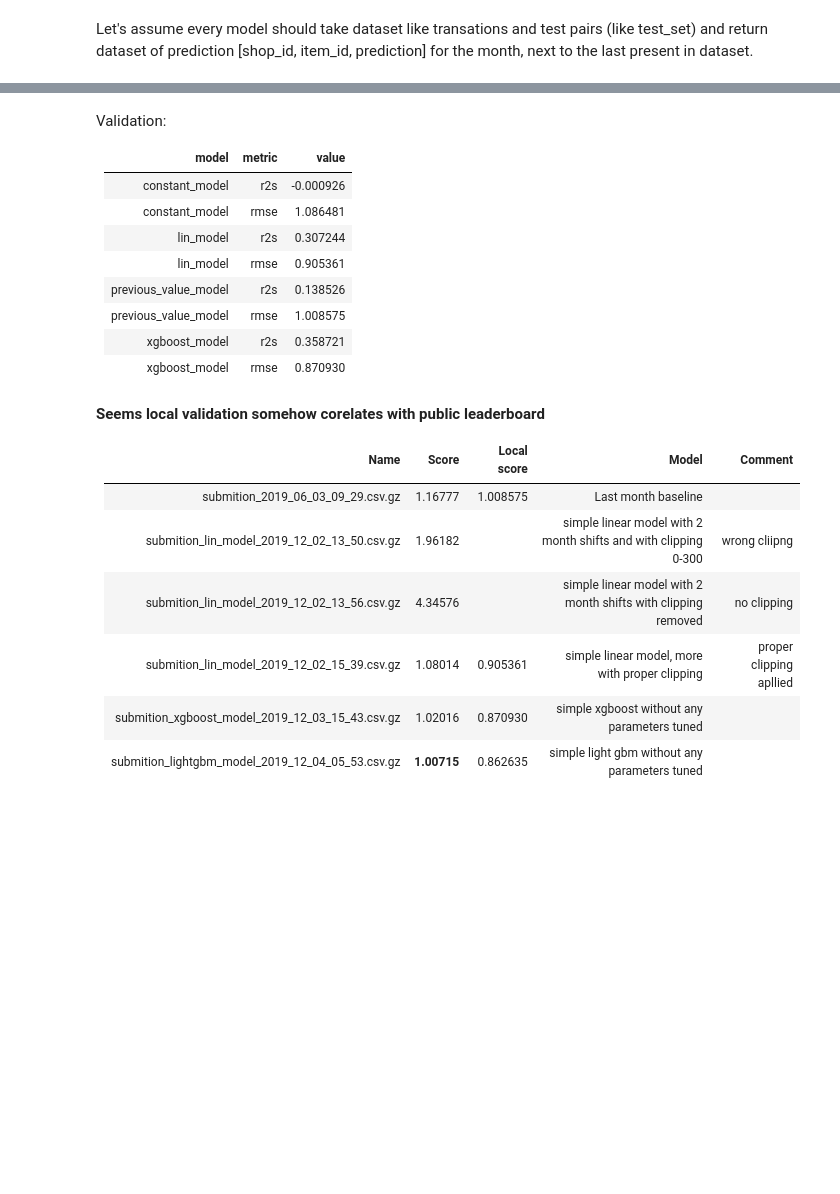
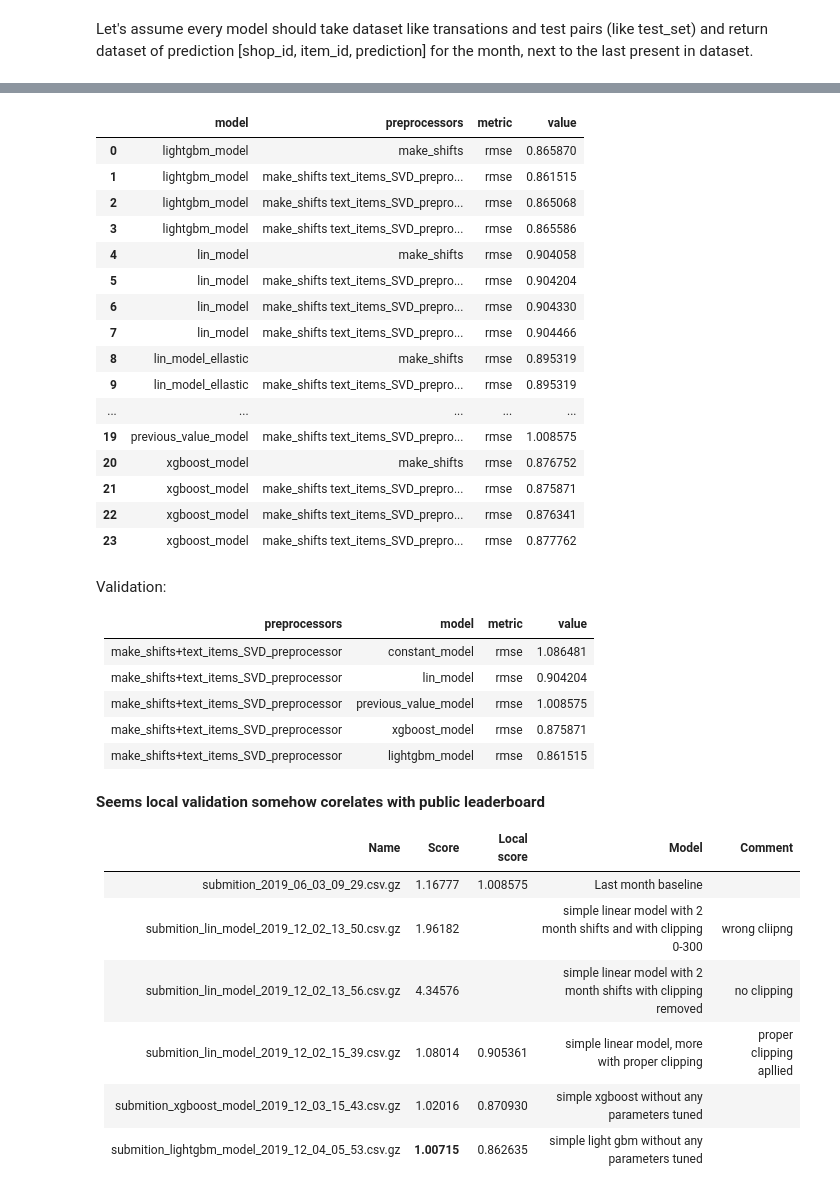
Before and after one commit to ipovalyaev/competitive-data-science, a Jupyter notebook: Final Project/Solution.ipynb, the cells around one changed output, grey strips where cells are left out. Drawn from its saved outputs; the diff is of its cells as text; code cells hidden in the pictures; blank space fills up the shorter version.

```diff
--- a/Final Project/Solution.ipynb
+++ b/Final Project/Solution.ipynb
@@ -388,0 +379,22 @@ def make_shifts(trainset, testset):
+# %%
+def text_items_SVD_preprocessor(trainset,testset,fit_cols):
+    ## no need to compute several times. Just compute once, add column to items and check on strat if there is column allready
+    svd_components_count = 1000
+    km_clusters = 100
+
+    vectorizer = TfidfVectorizer()
+    item_names_tfidf = vectorizer.fit_transform(items.item_name)
+    svd = TruncatedSVD(svd_components_count)
+    item_names_svd = svd.fit_transform(item_names_tfidf)
+
+#     print('SDV explained_var ' + str(svd.explained_variance_ratio_.sum()))
+    km = KMeans(n_clusters=km_clusters, init='k-means++',n_init=3)
+    km.fit(item_names_svd)
+
+    items_with_km = pd.concat([items, pd.DataFrame(km.labels_,columns=['km_item'])],axis=1)
+
+    trainset_updated = trainset.merge(items_with_km[['item_id','km_item']], on = 'item_id', how = 'left')
+    testset_updated = testset.merge(items_with_km[['item_id','km_item']], on = 'item_id', how = 'left')
+    fit_cols.append('km_item')
+
+    return (trainset_updated, testset_updated, fit_cols)
@@ -389,3 +434,9 @@ def make_shifts(trainset, testset):
+# %%
+def category_id(trainset,testset,fit_cols):
+    trainset_updated = trainset.merge(items[['item_id','item_category_id']], on = 'item_id', how = 'left')
+    testset_updated = testset.merge(items[['item_id','item_category_id']], on = 'item_id', how = 'left')
+    fit_cols.append('item_category_id')
+    return (trainset_updated, testset_updated, fit_cols)
 # %% [markdown]
 # Validation
 
@@ -427,11 +495,10 @@ def validate (models):
 
     return outcome
 # %%
-
 # resut = validate([constant_model,previous_value_model,lin_model,xgboost_model])
 # resut = validate([constant_model,previous_value_model,lin_model, lin_model_with_feature_norm, lightgbm_model])
+
 resut = validate(
-    [previous_value_model,lin_model, lin_model_ellastic,lin_model_ellastic_with_feature_norm]
+    [make_shifts, text_items_SVD_preprocessor,category_id],
+    [lin_model_ellastic,lightgbm_model]
     )
-
-pd.DataFrame(resut).groupby(['model','metric'],as_index=False).agg({'value':'mean'})
@@ -437,0 +523,3 @@ pd.DataFrame(resut).groupby(['model','metric'],as_index=False).agg({'value':'mea
+# %%
+pd.options.display.max_colwidth = 150
+pd.DataFrame(resut).groupby(['model','preprocessors','metric'],as_index=False).agg({'value':'mean'})
@@ -438,16 +534,34 @@ pd.DataFrame(resut).groupby(['model','metric'],as_index=False).agg({'value':'mea
+# %%
+pd.options.display.max_colwidth = 150
+pd.DataFrame(resut).groupby(['model','preprocessors','metric'],as_index=False).agg({'value':'mean'})
+# %% [output]
+|  | model | preprocessors | metric | value |
+| 0 | lightgbm_model | make_shifts | rmse | 0.865870 |
+| 1 | lightgbm_model | make_shifts text_items_SVD_prepro... | rmse | 0.861515 |
+| 2 | lightgbm_model | make_shifts text_items_SVD_prepro... | rmse | 0.865068 |
+| 3 | lightgbm_model | make_shifts text_items_SVD_prepro... | rmse | 0.865586 |
+| 4 | lin_model | make_shifts | rmse | 0.904058 |
+| 5 | lin_model | make_shifts text_items_SVD_prepro... | rmse | 0.904204 |
+| 6 | lin_model | make_shifts text_items_SVD_prepro... | rmse | 0.904330 |
+| 7 | lin_model | make_shifts text_items_SVD_prepro... | rmse | 0.904466 |
+| 8 | lin_model_ellastic | make_shifts | rmse | 0.895319 |
+| 9 | lin_model_ellastic | make_shifts text_items_SVD_prepro... | rmse | 0.895319 |
+| ... | ... | ... | ... | ... |
+| 19 | previous_value_model | make_shifts text_items_SVD_prepro... | rmse | 1.008575 |
+| 20 | xgboost_model | make_shifts | rmse | 0.876752 |
+| 21 | xgboost_model | make_shifts text_items_SVD_prepro... | rmse | 0.875871 |
+| 22 | xgboost_model | make_shifts text_items_SVD_prepro... | rmse | 0.876341 |
+| 23 | xgboost_model | make_shifts text_items_SVD_prepro... | rmse | 0.877762 |
 # %% [markdown]
 Validation:
 
-|model| 	metric 	|value|
-|----|-----|-----------|
-|constant_model| r2s|-0.000926|
-|constant_model|rmse|1.086481|
-|lin_model|r2s|0.307244|
-|lin_model|rmse|0.905361|
-|previous_value_model|r2s|0.138526|
-|previous_value_model|rmse|1.008575|
-|xgboost_model|r2s|0.358721|
-|xgboost_model|rmse|0.870930|
+|preprocessors|model| 	metric 	|value|
+|----|----|-----|-----------|
+|make_shifts+text_items_SVD_preprocessor|constant_model|rmse|1.086481|
+|make_shifts+text_items_SVD_preprocessor|lin_model|rmse|0.904204|
+|make_shifts+text_items_SVD_preprocessor|previous_value_model|rmse|1.008575|
+|make_shifts+text_items_SVD_preprocessor|xgboost_model|rmse|0.875871|
+|make_shifts+text_items_SVD_preprocessor|lightgbm_model|rmse|0.861515|
 # %% [markdown]
 <b> Seems local validation somehow corelates with public leaderboard </b>
 
```
Also changed, not shown: parts of 33 cells of this notebook, 2 other files.
